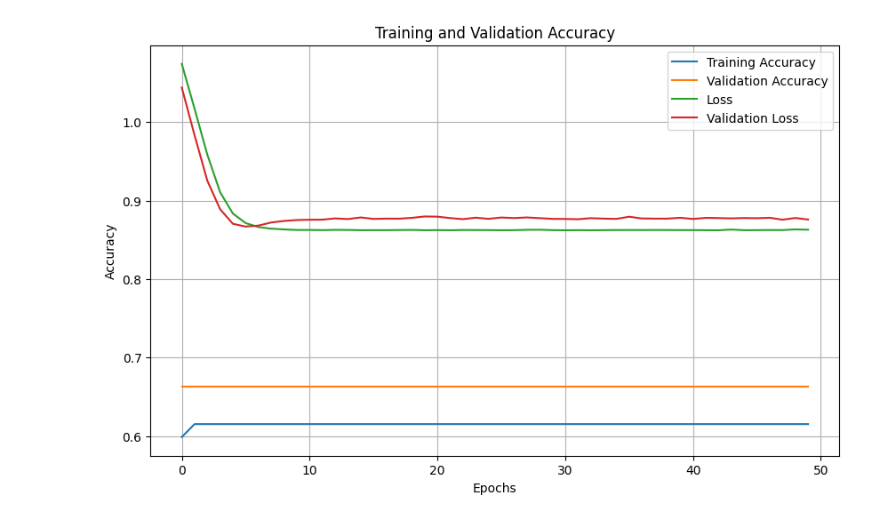
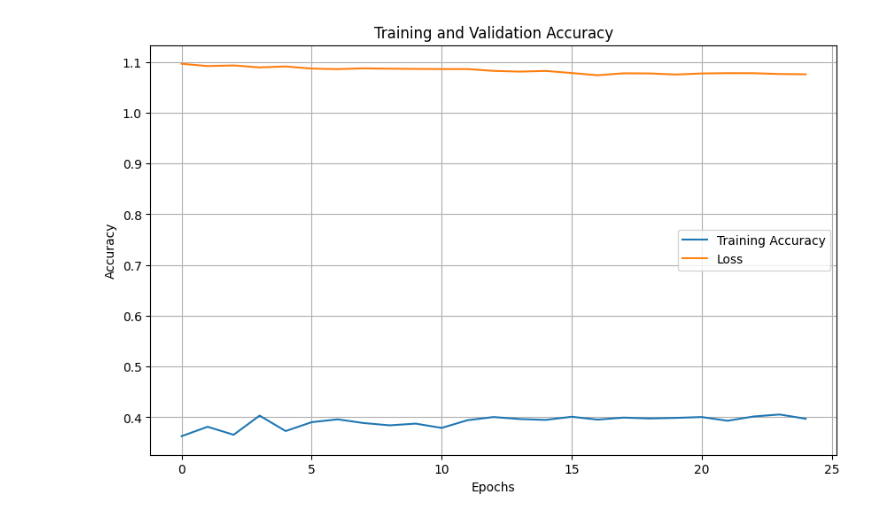
Before and after one commit to Sg0107/SAI, a Jupyter notebook: Day2/main_2.ipynb, the cells around one changed output. Drawn from its saved outputs; the diff is of its cells as text; code cells hidden in the pictures.

Commit message:
Modified Dataset

```diff
--- a/Day2/main_2.ipynb
+++ b/Day2/main_2.ipynb
@@ -11,8 +11,8 @@ from sklearn.metrics import accuracy_score
 from tensorflow.keras.utils import to_categorical
 from tensorflow.keras.optimizers import Adam
 # %%
-sequence_length = 15
-X, y = pre_processing('Result_1h_1.csv','with_Indicator_1h_BTC_USDT.csv', sequence_length)
+sequence_length = 5
+X, y = pre_processing('Modified_Result_5m_1.csv','with_Indicator_5m_BTC_USDT.csv', sequence_length)
 # %%
 X.shape
 # %% [output]
@@ -21,0 +20,3 @@ y_cat = to_categorical(y, num_classes=3)
+# %%
+# y_cat = to_categorical(y, num_classes=3)
+X_train, X_test, y_train, y_test = train_test_split(X,y,test_size=0.2,random_state=42)
@@ -22,10 +43,11 @@ y_cat = to_categorical(y, num_classes=3)
 # %%
+from tensorflow.keras.losses import SparseCategoricalCrossentropy
 # Build the model
 model = Sequential()
 model.add(LayerNormalization(input_shape=(X.shape[1], X.shape[2])))
+model.add(Bidirectional(LSTM(64, return_sequences=True)))
+model.add(Dropout(0.3))
 model.add(Bidirectional(LSTM(128, return_sequences=True)))
-model.add(Dropout(0.3))
-model.add(Bidirectional(LSTM(64, return_sequences=True)))
 model.add(Dropout(0.3))  # Regularization to prevent overfitting
 model.add(LSTM(32, return_sequences=False))
 model.add(Dropout(0.3))
@@ -37,8 +59,8 @@ model.add(Dense(3, activation='softmax'))
 optimizer = Adam(learning_rate=0.001)  # You can switch this to SGD, RMSprop, Nadam, etc.
 
 # Compile the model
-model.compile(optimizer=optimizer, loss='categorical_crossentropy', metrics=['accuracy'])
+model.compile(optimizer=optimizer, loss='sparse_categorical_crossentropy', metrics=['accuracy'])
 
 # Train the model
-history = model.fit(X, y_cat, epochs=50, batch_size=32, validation_split=0.2)
+history = model.fit(X_train, y_train, epochs=25, batch_size=32)
 # %% [output]
@@ -62,16 +84,14 @@ Epoch 50/50
 # %%
 import matplotlib.pyplot as plt
 plt.figure(figsize=(10, 6))
 plt.plot(history.history['accuracy'], label='Training Accuracy')
-plt.plot(history.history['val_accuracy'], label='Validation Accuracy')
 plt.plot(history.history['loss'], label='Loss')
-plt.plot(history.history['val_loss'], label='Validation Loss')
 plt.xlabel('Epochs')
 plt.ylabel('Accuracy')
 plt.ylabel('Accuracy')
 plt.title('Training and Validation Accuracy')
 plt.legend()
 plt.grid(True)
 plt.show()
 # %% [output]
-[figure, old version]
+[figure, new version]
```
Also changed, not shown: parts of 5 cells of this notebook, 38 other files.
